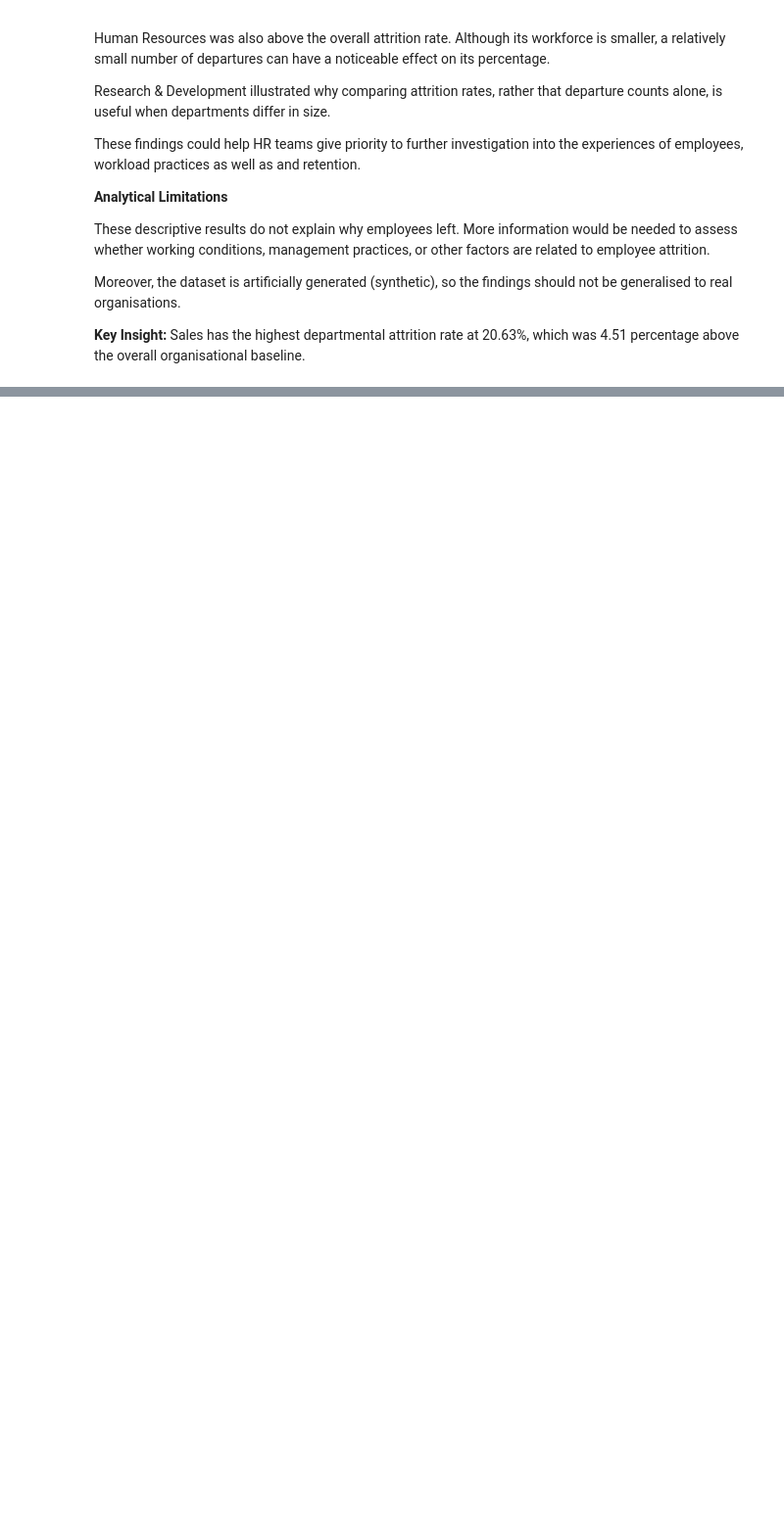
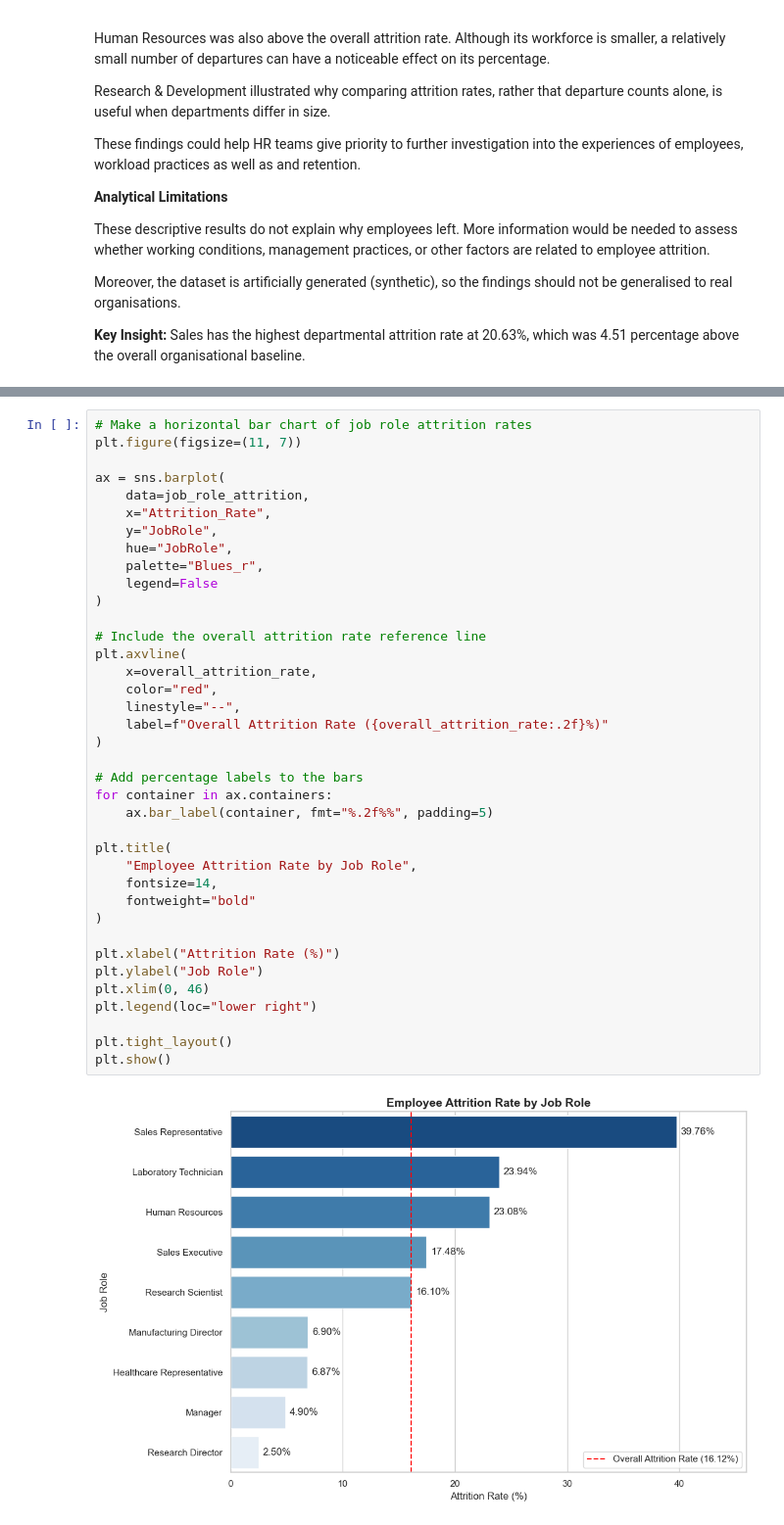
Before and after one commit to Mumtazib01/Employee-Attrition-Analytics, a Jupyter notebook: jupyter_notebooks/jupyter_notebooks/02_Exploratory_Data_Analysis.ipynb, the cells around one changed output, grey strips where cells are left out. Shown at 98% size. Cells and saved outputs as stored; diff of their text form; blank space fills up the shorter version.

Commit message:
feat: complete department and job role attrition analysis

```diff
--- a/jupyter_notebooks/jupyter_notebooks/02_Exploratory_Data_Analysis.ipynb
+++ b/jupyter_notebooks/jupyter_notebooks/02_Exploratory_Data_Analysis.ipynb
@@ -316,0 +381,40 @@ Moreover, the dataset is artificially generated (synthetic), so the findings sho
+# %%
+# Make a horizontal bar chart of job role attrition rates
+plt.figure(figsize=(11, 7))
+
+ax = sns.barplot(
+    data=job_role_attrition,
+    x="Attrition_Rate",
+    y="JobRole",
+    hue="JobRole",
+    palette="Blues_r",
+    legend=False
+)
+
+# Include the overall attrition rate reference line
+plt.axvline(
+    x=overall_attrition_rate,
+    color="red",
+    linestyle="--",
+    label=f"Overall Attrition Rate ({overall_attrition_rate:.2f}%)"
+)
+
+# Add percentage labels to the bars
+for container in ax.containers:
+    ax.bar_label(container, fmt="%.2f%%", padding=5)
+
+plt.title(
+    "Employee Attrition Rate by Job Role",
+    fontsize=14,
+    fontweight="bold"
+)
+
+plt.xlabel("Attrition Rate (%)")
+plt.ylabel("Job Role")
+plt.xlim(0, 46)
+plt.legend(loc="lower right")
+
+plt.tight_layout()
+plt.show()
+# %% [output]
+[figure, added]
```
Also changed, not shown: parts of 4 cells of this notebook.
